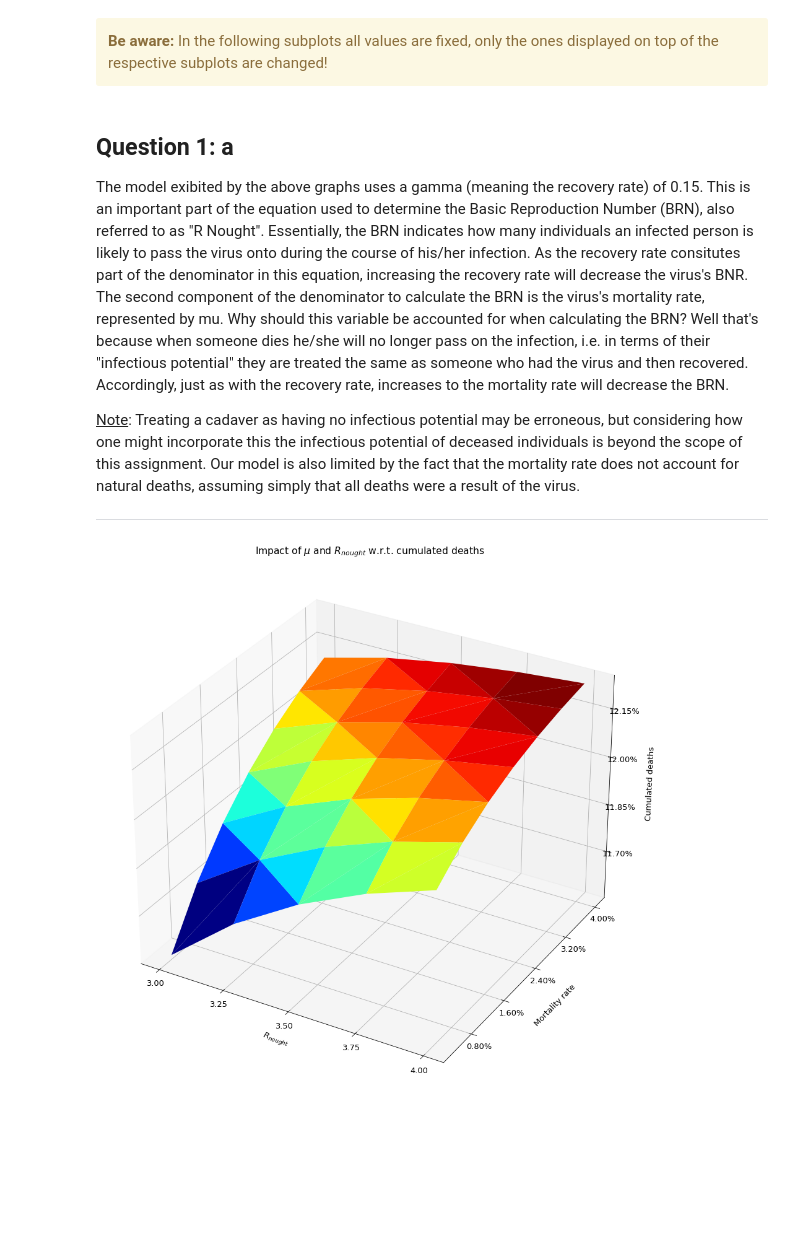
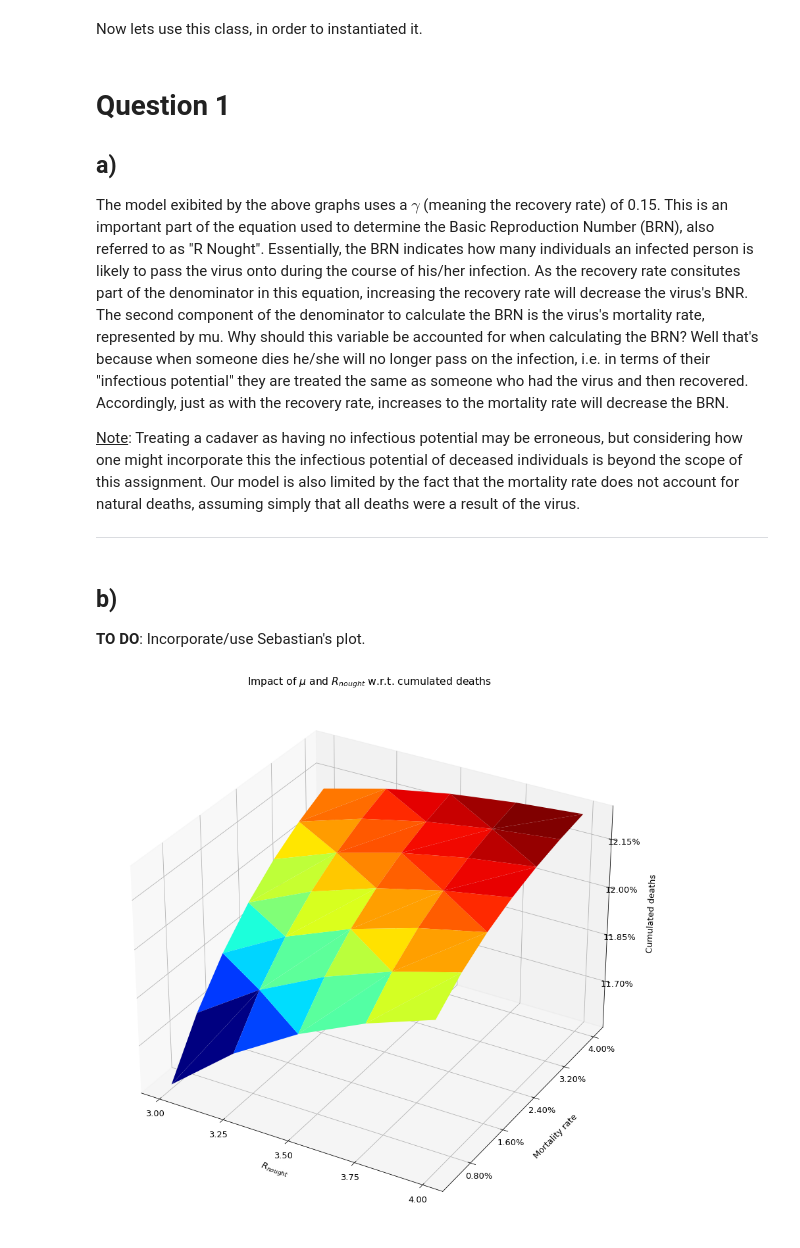
Before and after one commit to Estreuselito/Deus_ex_machina, a Jupyter notebook: SIR Model/SIR_Model_FINAL.ipynb, the cells around one changed output. Cells and saved outputs as stored; diff of their text form; code cells hidden in the pictures; blank space fills up the shorter version.

Commit message:
current status of SIR_model. Now this is ready to be exported with latex and looks good and feels right.

```diff
--- a/SIR Model/SIR_Model_FINAL.ipynb
+++ b/SIR Model/SIR_Model_FINAL.ipynb
@@ -232,19 +390,21 @@ class SIRD:
+# %% [markdown]
+Now lets use this class, in order to instantiated it.
 # %%
 model = SIRD(N = 1, I0 = 0.2, R0 = 0, D0 = 0,
             beta = 0.39, gamma = 0.15, mu = 0.01,
             recovery_in_days = 14, days= 365)
-# %% [markdown]
-<div class="alert alert-block alert-warning">
-<b>Be aware:</b> In the following subplots all values are fixed, only the ones displayed on top of the respective subplots are changed!
-</div>
 # %% [markdown]
-## Question 1: a
+# Question 1
+## a)
 
-The model exibited by the above graphs uses a gamma (meaning the recovery rate) of 0.15. This is an important part of the equation used to determine the Basic Reproduction Number (BRN), also referred to as "R Nought". Essentially, the BRN indicates how many individuals an infected person is likely to pass the virus onto during the course of his/her infection. As the recovery rate consitutes part of the denominator in this equation, increasing the recovery rate will decrease the virus's BNR. The second component of the denominator to calculate the BRN is the virus's mortality rate, represented by mu. Why should this variable be accounted for when calculating the BRN? Well that's because when someone dies he/she will no longer pass on the infection, i.e. in terms of their "infectious potential" they are treated the same as someone who had the virus and then recovered. Accordingly, just as with the recovery rate, increases to the mortality rate will decrease the BRN. <br>
+The model exibited by the above graphs uses a $\gamma$ (meaning the recovery rate) of 0.15. This is an important part of the equation used to determine the Basic Reproduction Number (BRN), also referred to as "R Nought". Essentially, the BRN indicates how many individuals an infected person is likely to pass the virus onto during the course of his/her infection. As the recovery rate consitutes part of the denominator in this equation, increasing the recovery rate will decrease the virus's BNR. The second component of the denominator to calculate the BRN is the virus's mortality rate, represented by mu. Why should this variable be accounted for when calculating the BRN? Well that's because when someone dies he/she will no longer pass on the infection, i.e. in terms of their "infectious potential" they are treated the same as someone who had the virus and then recovered. Accordingly, just as with the recovery rate, increases to the mortality rate will decrease the BRN. <br>
 
 <u>Note</u>: Treating a cadaver as having no infectious potential may be erroneous, but considering how one might incorporate this the infectious potential of deceased individuals is beyond the scope of this assignment. Our model is also limited by the fact that the mortality rate does not account for natural deaths, assuming simply that all deaths were a result of the virus.
 
 ---
+# %% [markdown]
+## b) <br>
+<b>TO DO</b>: Incorporate/use Sebastian's plot.
 # %%
 # range of r_nought:
 r_nought = list(map(lambda x: x/100, range(300, 401, 25)))
@@ -253,32 +413,32 @@ r_nought = list(map(lambda x: x/100, range(300, 401, 25)))
 mu = list(map(lambda x: x/1000, range(4, 41, 6)))
 
 # create empty lists
 r_nought_plot, mortalility_rate_plot, cum_deaths_plot = [], [], []
 
 for i in r_nought:
     for j in mu:
         fraction_dead = model.plot_mu_bn_wrt_cd(i, j)
 
         r_nought_plot.append(i)
         mortalility_rate_plot.append(j)
         cum_deaths_plot.append(fraction_dead)
 
-fig = plt.figure(figsize=(16, 16))
+fig = plt.figure(figsize=(15, 15))
 plt.rcParams['font.size'] = '13'
 ax = fig.add_subplot(111, projection='3d')
 surf = ax.plot_trisurf(r_nought_plot,
                        mortalility_rate_plot,
                        cum_deaths_plot,
                        linewidth=0.5, cmap=cm.jet, antialiased=True)
 ax.set_title("Impact of $\mu$ and $R_{nought}$ w.r.t. cumulated deaths")
 ax.set_xlabel('$R_{nought}$', labelpad = 10)
 ax.set_ylabel('Mortality rate', labelpad = 20)
 ax.set_zlabel('Cumulated deaths', labelpad = 20)
 ax.yaxis.set_major_formatter(PercentFormatter(xmax=1, decimals=None, symbol='%', is_latex=False))
 ax.zaxis.set_major_formatter(PercentFormatter(xmax=1, decimals=None, symbol='%', is_latex=False))
 ax.xaxis.set_major_locator(MaxNLocator(5))
 ax.yaxis.set_major_locator(MaxNLocator(5))
 ax.zaxis.set_major_locator(MaxNLocator(5))
 plt.show()
 # %% [output]
-[figure, old version]
+[figure, new version]
```
Also changed, not shown: parts of 51 cells of this notebook, 3 other files.
